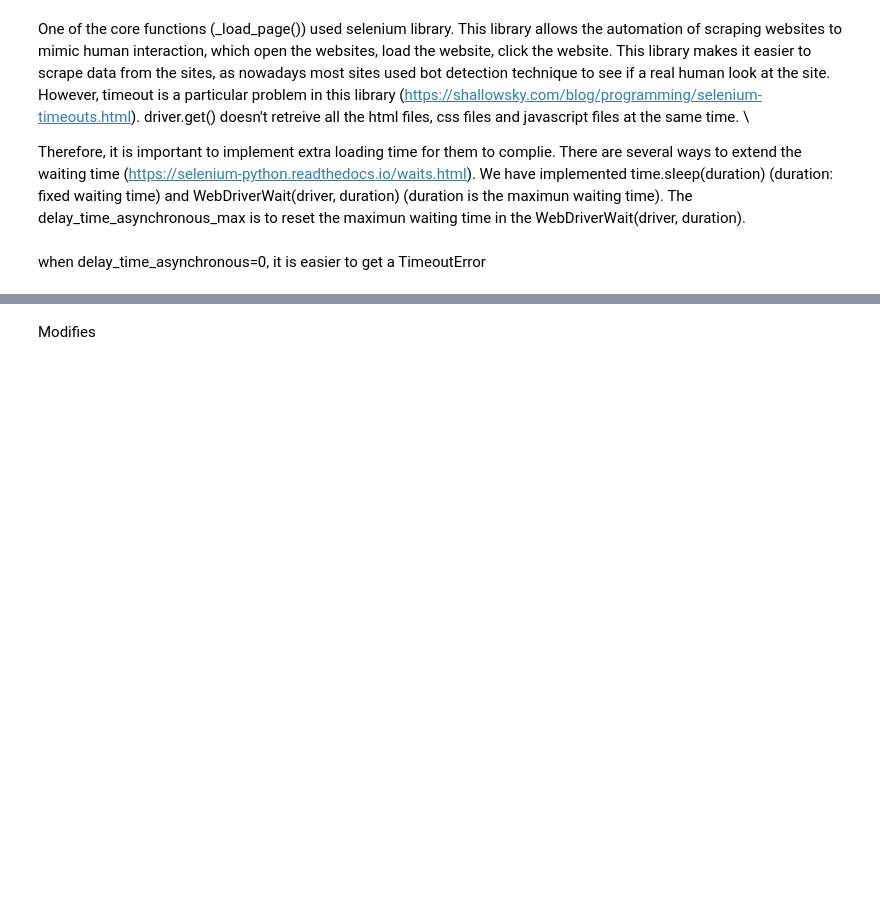
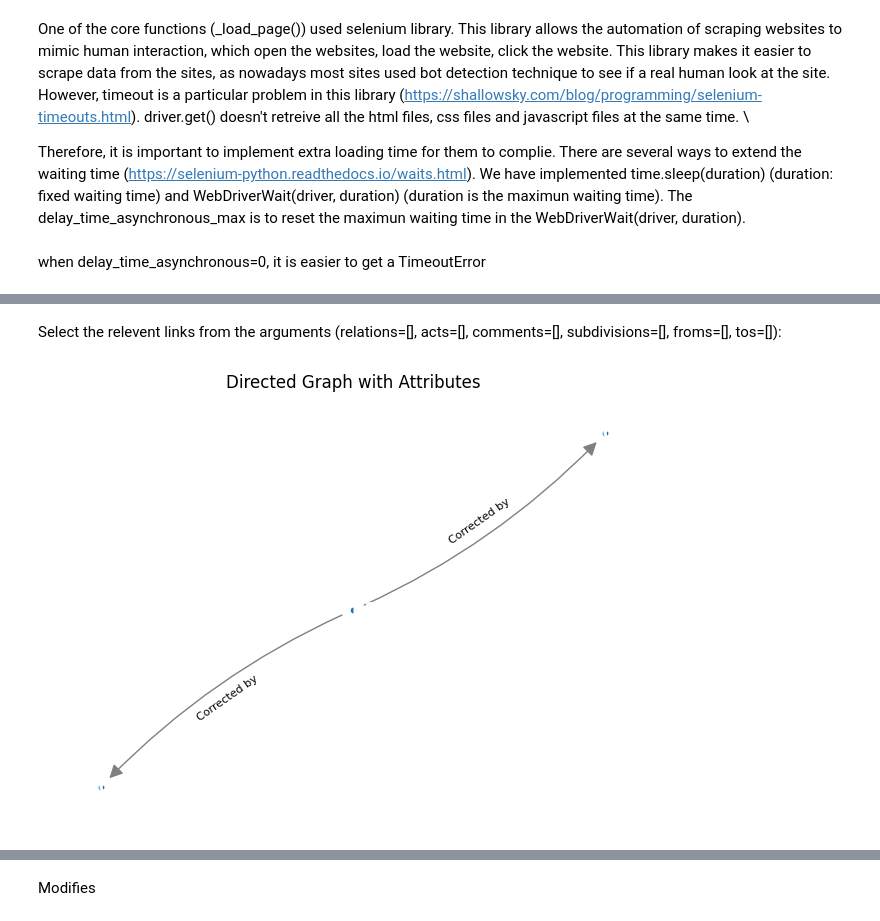
Before and after one commit to Peiying-Huang/EurLexScraper, a Jupyter notebook: document_info_scraper/graph2_full_graph_Test.ipynb, the cells around one changed output, grey strips where cells are left out. Saved outputs shown, nothing was run; the diff lists cells and outputs as text; code cells hidden in the pictures; blank space fills up the shorter version.

```diff
--- a/document_info_scraper/graph2_full_graph_Test.ipynb
+++ b/document_info_scraper/graph2_full_graph_Test.ipynb
@@ -23,8 +23 @@ graph = mb.generate_full_graph(urls, visualize = True, progress = True)
 [figure]
-# %%
-# it takes 2m 30s to get the full graph from the modifiedby talbe in the url1
-from graph_builder import Modifiedby
-mb1 = Modifiedby("https://eur-lex.europa.eu/legal-content/EN/TXT/?uri=CELEX:32023R2631",  delay_time_asynchronous_max=4)
-# %%
-urls1 = mb1.collect_selected_urls(relations=['Corrected by'])
-#graph1 = mb.generate_full_graph(urls1, visualize = True, progress = True)
@@ -36,0 +33,7 @@ graph1 = mb1.generate_full_graph(urls1, visualize = True)
+# %% [markdown]
+Select the relevent links from the arguments
+(relations=[], acts=[], comments=[], subdivisions=[], froms=[], tos=[]):
+# %%
+graph1 = mb1.generate_full_graph(urls1, visualize = True, progress = True, selected = True, relations=['Corrected by'])
+# %% [output]
+[figure, added]
```
Also changed, not shown: parts of 15 cells of this notebook, 7 other files.
